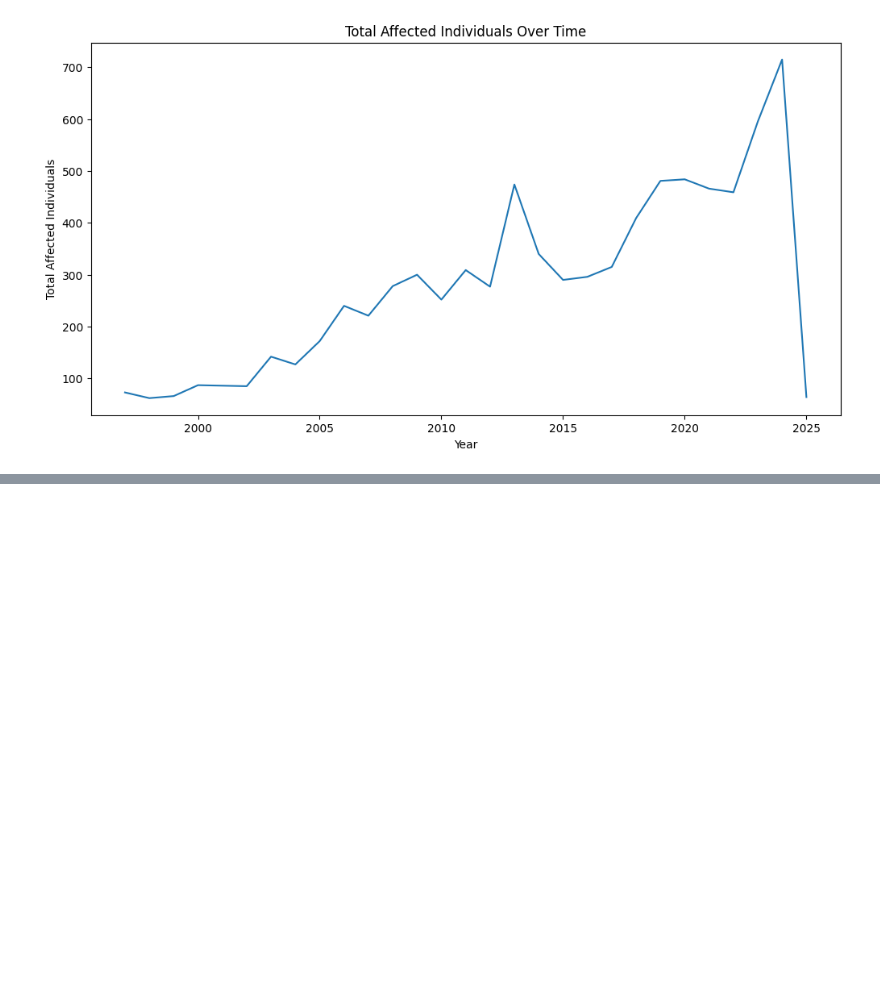
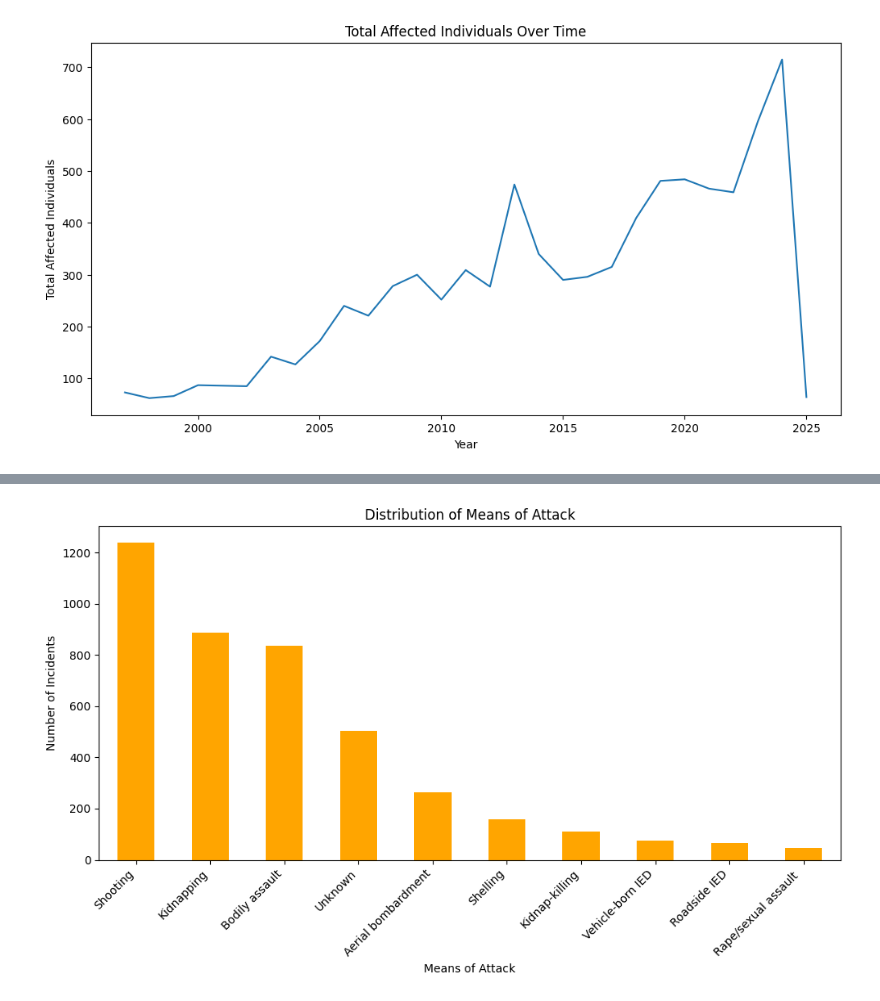
Before and after one commit to Bettenoch/security_incidence_prediction, a Jupyter notebook: df_exploration_&_analysis.ipynb, the cells around one changed output, grey strips where cells are left out. Cells and saved outputs as stored; diff of their text form; code cells hidden in the pictures; blank space fills up the shorter version.

Commit message:
Distribution of means of attack

```diff
--- a/df_exploration_&_analysis.ipynb
+++ b/df_exploration_&_analysis.ipynb
@@ -168,0 +193,12 @@ fig.show()
+# %%
+plt.figure(figsize=(10, 6))
+df['means_of_attack'].value_counts().head(10).plot(kind='bar', color='orange')
+plt.title('Distribution of Means of Attack')
+plt.xlabel('Means of Attack')
+plt.ylabel('Number of Incidents')
+plt.xticks(rotation=45, ha='right')
+plt.tight_layout()
+plt.savefig('means_of_attack.png')
+plt.show()
+# %% [output]
+[figure, added]
```
Also changed, not shown: parts of 3 cells of this notebook.
